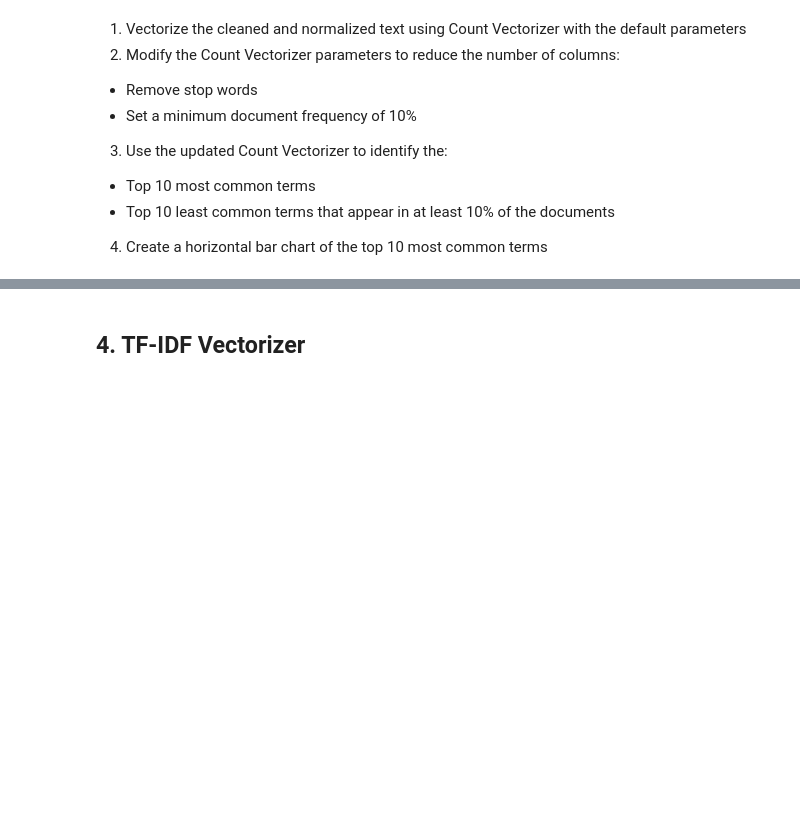
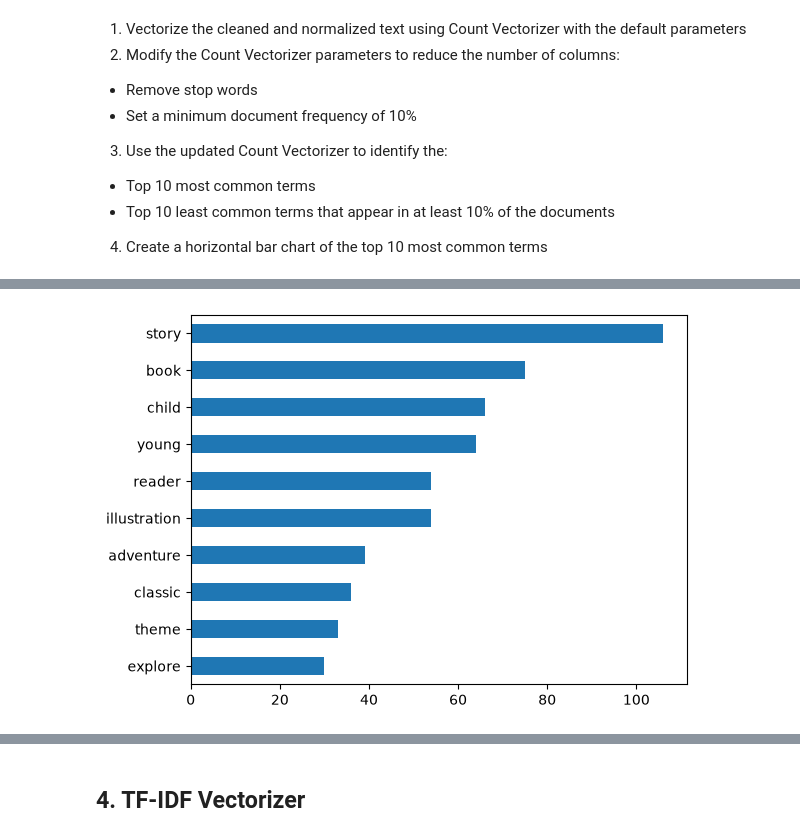
Before and after one commit to caua-teodoro/Natural-Language-Processing, a Jupyter notebook: 01-Text-Preprocessing/assignments.ipynb, the cells around one changed output, grey strips where cells are left out. Drawn from its saved outputs; the diff is of its cells as text; code cells hidden in the pictures; blank space fills up the shorter version.

Commit message:
add vectorization in text preprocessing

```diff
--- a/01-Text-Preprocessing/assignments.ipynb
+++ b/01-Text-Preprocessing/assignments.ipynb
@@ -60,4 +60,4 @@ def nlp_pipeline(text:str):
     output = ' '.join(output)
     return output
 # %%
-df.Description_Clean.apply(nlp_pipeline).head()
+text_clean = df.Description_Clean.apply(nlp_pipeline)
@@ -81,0 +108,4 @@ Name: Description_Clean, dtype: str
+# %%
+dtm2 = cv2.fit_transform(text_clean)
+# %%
+dtm_df2 = pd.DataFrame(dtm2.toarray(), columns=cv2.get_feature_names_out())
@@ -81,0 +128,2 @@ Name: Description_Clean, dtype: str
+# %%
+frequency = dtm_df2.sum().sort_values()
@@ -81,0 +150,4 @@ Name: Description_Clean, dtype: str
+# %%
+frequency[-10:].plot(kind='barh');
+# %% [output]
+[figure, added]
```
Also changed, not shown: parts of 17 cells of this notebook, 2 other files.
